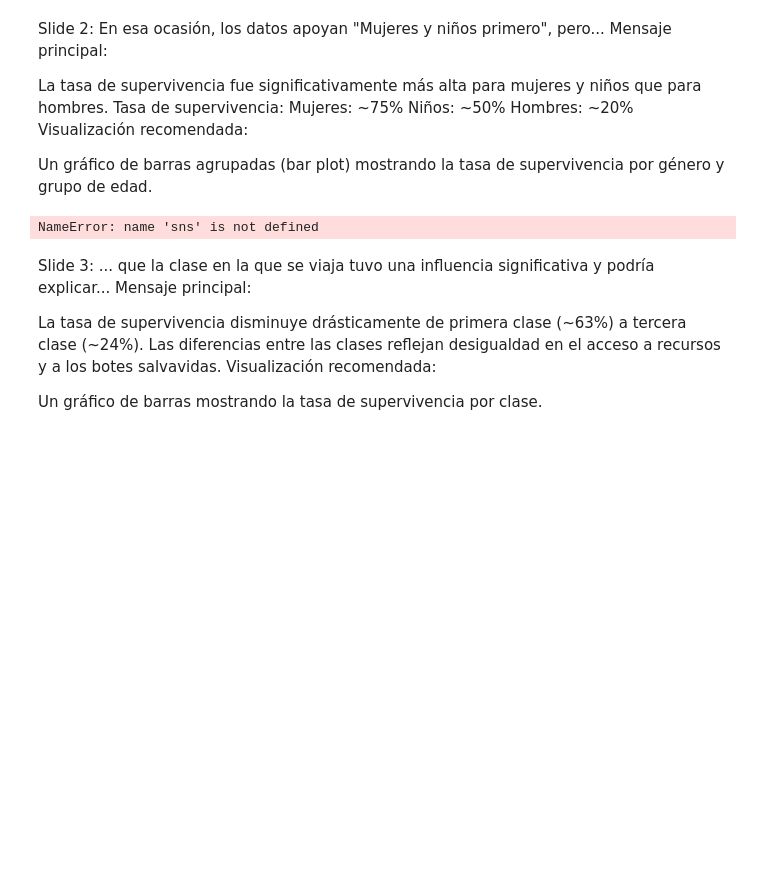
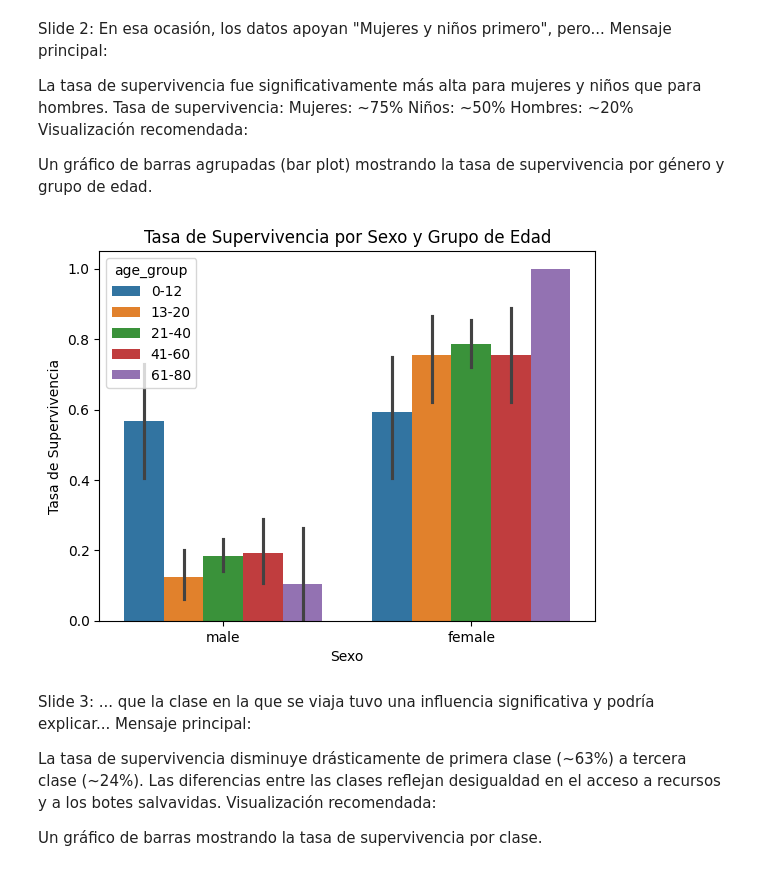
Before and after one commit to hardrockcae/hardrockcae-CAE-settings, a Jupyter notebook: 18_Practica_Obligatoria_Visualizacion_Presentacion.ipynb, the cells around one changed output. Saved outputs shown, nothing was run; the diff lists cells and outputs as text; code cells hidden in the pictures; blank space fills up the shorter version.

```diff
--- a/18_Practica_Obligatoria_Visualizacion_Presentacion.ipynb
+++ b/18_Practica_Obligatoria_Visualizacion_Presentacion.ipynb
@@ -541,11 +360,34 @@ Hombres: ~20%
 Visualización recomendada:
 
 Un gráfico de barras agrupadas (bar plot) mostrando la tasa de supervivencia por género y grupo de edad.
-# %%
-sns.barplot(data=df_titanic, x='Sex', y='Survived', hue='Age Group')
-plt.title('Tasa de Supervivencia por Sexo y Edad')
-# %% [output]
-NameError: name 'sns' is not defined
+# %%
+# Asegurarnos de que los nombres de las columnas estén en minúsculas (si no están así ya)
+df_titanic.columns = df_titanic.columns.str.lower()
+
+# Crear categorías de edad si 'age' es numérica
+if 'age' in df_titanic.columns and pd.api.types.is_numeric_dtype(df_titanic['age']):
+    df_titanic['age_group'] = pd.cut(
+        df_titanic['age'],
+        bins=[0, 12, 20, 40, 60, 80],
+        labels=['0-12', '13-20', '21-40', '41-60', '61-80']
+    )
+else:
+    print("Error: La columna 'age' no existe o no es numérica.")
+
+# Asegurarnos de que 'sex' y 'survived' están en el DataFrame
+if 'sex' in df_titanic.columns and 'survived' in df_titanic.columns:
+    # sns.barplot para generar el gráfico
+    sns.barplot(data=df_titanic, x='sex', y='survived', hue='age_group')
+    plt.title('Tasa de Supervivencia por Sexo y Grupo de Edad')
+    plt.xlabel('Sexo')
+    plt.ylabel('Tasa de Supervivencia')
+
+    # Mostrar la gráfica
+    plt.show()
+else:
+    print("Error: Las columnas 'sex' o 'survived' no existen en el DataFrame.")
+# %% [output]
+[figure, added]
 # %% [markdown]
 Slide 3: ... que la clase en la que se viaja tuvo una influencia significativa y podría explicar...
 Mensaje principal:
```
Also changed, not shown: parts of 28 cells of this notebook.
